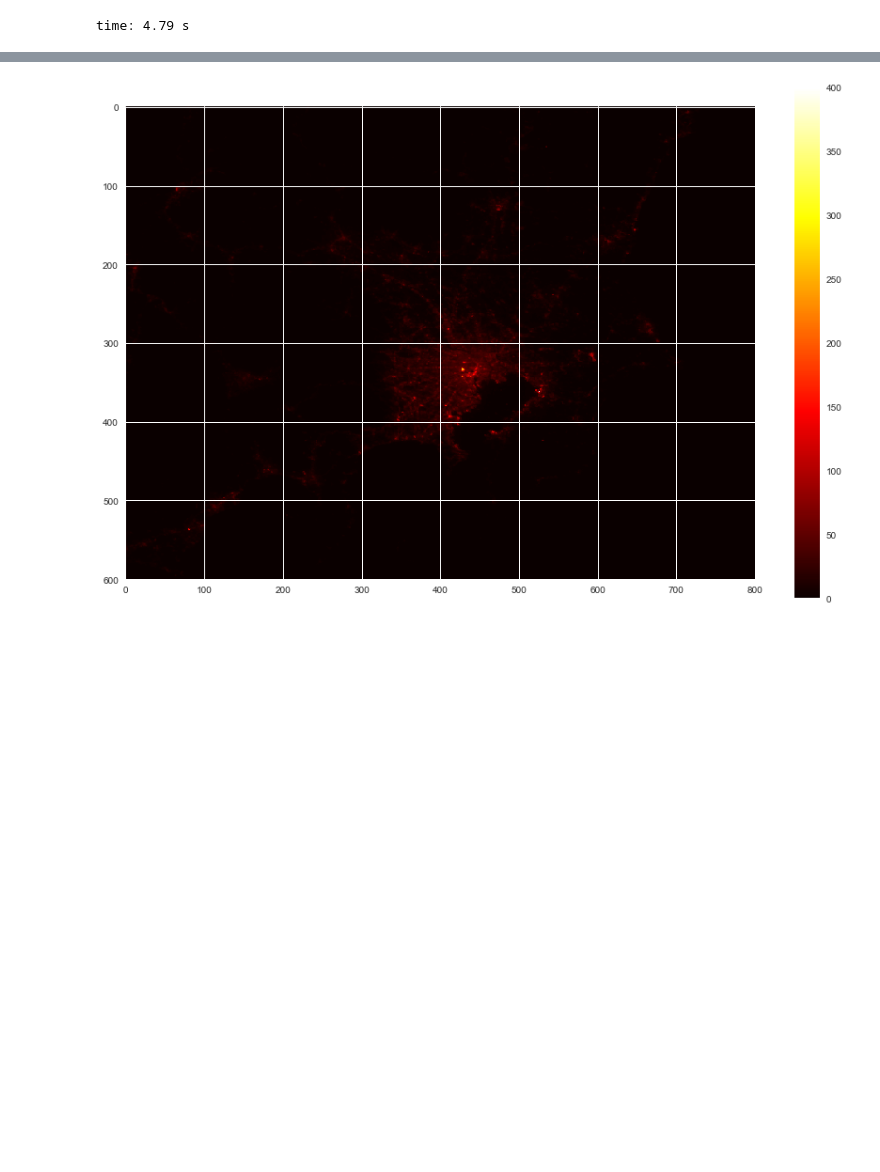
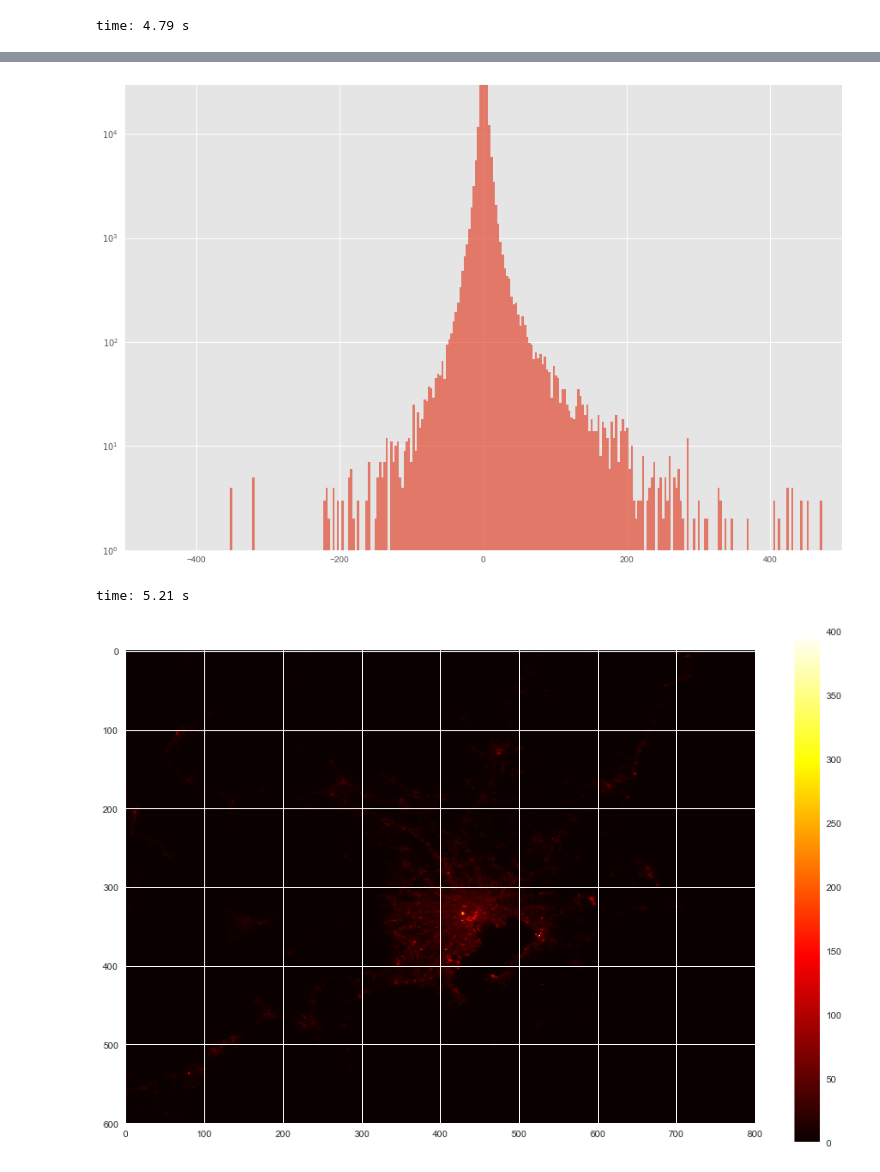
Before and after one commit to hayashiyus/nighttime_light_intensity_analytics, a Jupyter notebook: ipynb/nighttime_light_intensity_analysis.ipynb, the cells around one changed output, grey strips where cells are left out. Drawn from its saved outputs; the diff is of its cells as text; code cells hidden in the pictures; blank space fills up the shorter version.

```diff
--- a/ipynb/nighttime_light_intensity_analysis.ipynb
+++ b/ipynb/nighttime_light_intensity_analysis.ipynb
@@ -169,3 +170,16 @@ time: 20.4 s
+# %%
+plt.figure(figsize = (15,10))
+
+with plt.style.context(('ggplot')):
+    plt.hist(arr_diff1612[0], bins=2000, log = True, alpha=0.7)
+
+#plt.xscale('log')
+plt.xlim(-500,500)
+plt.ylim(0,30000)
+plt.show()
+# %% [output]
+[figure, added]
+time: 5.21 s
 # %%
 plt.figure(figsize = (15,10))
 plt.imshow(img2016_kanto, clim=(0, 400), cmap = 'hot')
```
Also changed, not shown: parts of 3 cells of this notebook.
